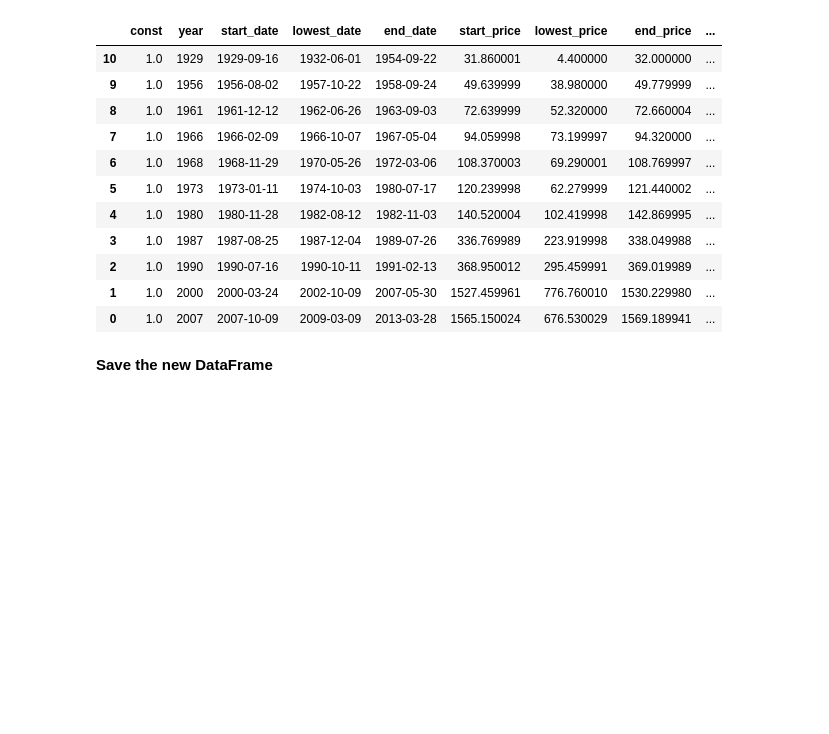
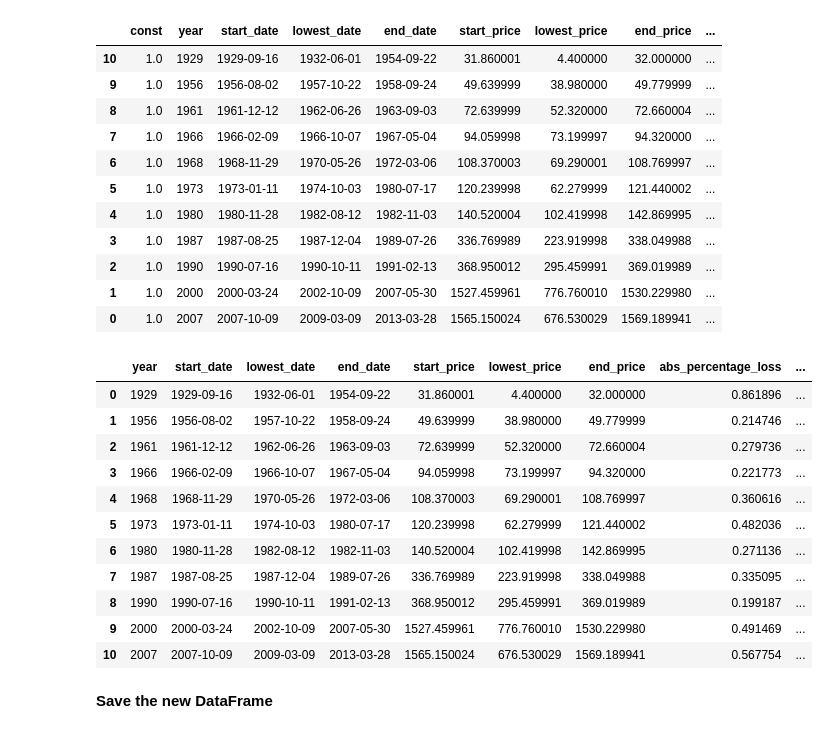
Before and after one commit to robertbozsik/impacts-of-covid19, a Jupyter notebook: recessions_without_new_lows.ipynb, the cells around one changed output. Drawn from its saved outputs; the diff is of its cells as text; code cells hidden in the pictures; blank space fills up the shorter version.

```diff
--- a/recessions_without_new_lows.ipynb
+++ b/recessions_without_new_lows.ipynb
@@ -653,6 +664,31 @@ all_recessions_df
 | 2 | 1.0 | 1990 | 1990-07-16 | 1990-10-11 | 1991-02-13 | 368.950012 | 295.459991 | 369.019989 | ... |
 | 1 | 1.0 | 2000 | 2000-03-24 | 2002-10-09 | 2007-05-30 | 1527.459961 | 776.760010 | 1530.229980 | ... |
 | 0 | 1.0 | 2007 | 2007-10-09 | 2009-03-09 | 2013-03-28 | 1565.150024 | 676.530029 | 1569.189941 | ... |
+# %%
+presentation_df = (all_recessions_df[['year',
+                                      'start_date',
+                                      'lowest_date',
+                                      'end_date',
+                                      'start_price',
+                                      'lowest_price',
+                                      'end_price',
+                                      'abs_percentage_loss',
+                                      'days_of_recovery']])
+
+presentation_df.sort_values(by=['year']).reset_index(drop=True)
+# %% [output]
+|  | year | start_date | lowest_date | end_date | start_price | lowest_price | end_price | abs_percentage_loss | ... |
+| 0 | 1929 | 1929-09-16 | 1932-06-01 | 1954-09-22 | 31.860001 | 4.400000 | 32.000000 | 0.861896 | ... |
+| 1 | 1956 | 1956-08-02 | 1957-10-22 | 1958-09-24 | 49.639999 | 38.980000 | 49.779999 | 0.214746 | ... |
+| 2 | 1961 | 1961-12-12 | 1962-06-26 | 1963-09-03 | 72.639999 | 52.320000 | 72.660004 | 0.279736 | ... |
+| 3 | 1966 | 1966-02-09 | 1966-10-07 | 1967-05-04 | 94.059998 | 73.199997 | 94.320000 | 0.221773 | ... |
+| 4 | 1968 | 1968-11-29 | 1970-05-26 | 1972-03-06 | 108.370003 | 69.290001 | 108.769997 | 0.360616 | ... |
+| 5 | 1973 | 1973-01-11 | 1974-10-03 | 1980-07-17 | 120.239998 | 62.279999 | 121.440002 | 0.482036 | ... |
+| 6 | 1980 | 1980-11-28 | 1982-08-12 | 1982-11-03 | 140.520004 | 102.419998 | 142.869995 | 0.271136 | ... |
+| 7 | 1987 | 1987-08-25 | 1987-12-04 | 1989-07-26 | 336.769989 | 223.919998 | 338.049988 | 0.335095 | ... |
+| 8 | 1990 | 1990-07-16 | 1990-10-11 | 1991-02-13 | 368.950012 | 295.459991 | 369.019989 | 0.199187 | ... |
+| 9 | 2000 | 2000-03-24 | 2002-10-09 | 2007-05-30 | 1527.459961 | 776.760010 | 1530.229980 | 0.491469 | ... |
+| 10 | 2007 | 2007-10-09 | 2009-03-09 | 2013-03-28 | 1565.150024 | 676.530029 | 1569.189941 | 0.567754 | ... |
 # %% [markdown]
 **Save the new DataFrame**
 # %%
```
Also changed, not shown: parts of 9 cells of this notebook, 1 other file.
